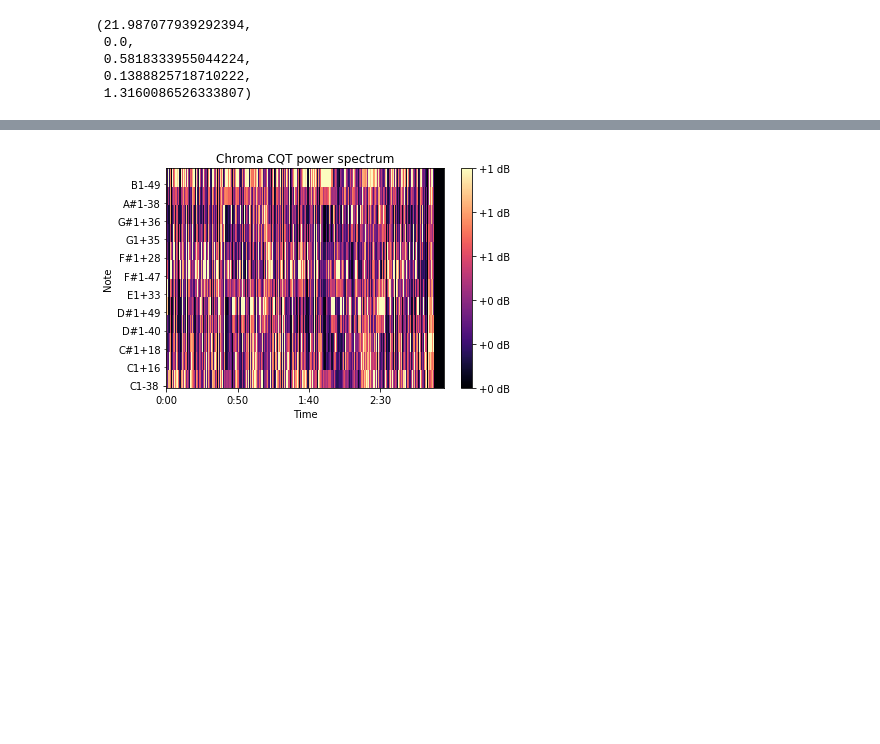
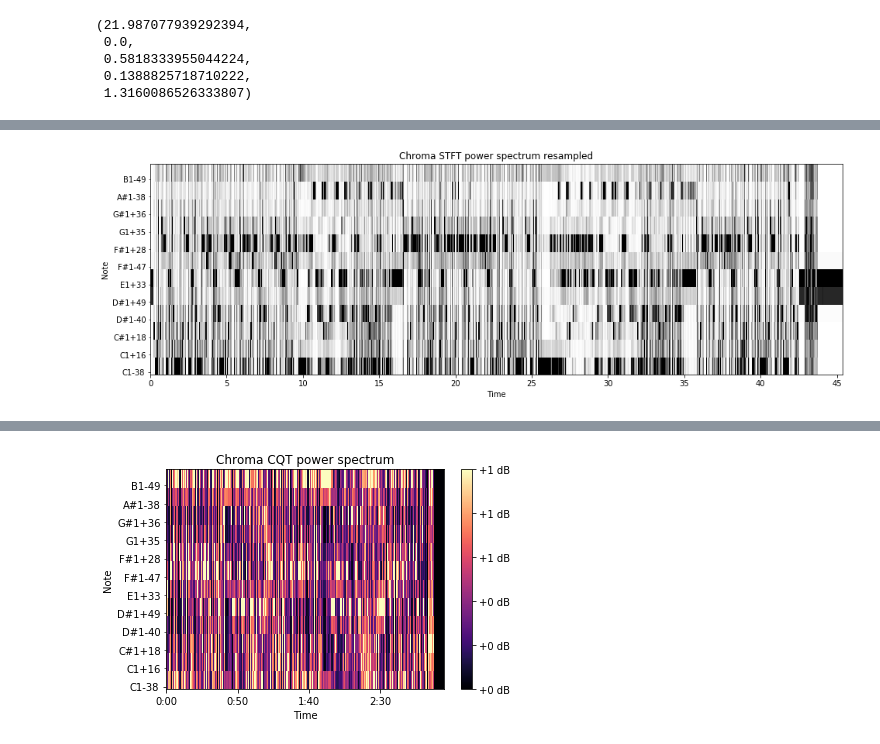
Before and after one commit to leomrocha/musicart, a Jupyter notebook: notebooks/Music-Transforms-Samples.ipynb, the cells around one changed output, grey strips where cells are left out. Cells and saved outputs as stored; diff of their text form; code cells hidden in the pictures; blank space fills up the shorter version.

```diff
--- a/notebooks/Music-Transforms-Samples.ipynb
+++ b/notebooks/Music-Transforms-Samples.ipynb
@@ -215,0 +271,12 @@ plt.show()
+# %%
+resampled = sp.signal.resample(y, 1000000)
+chroma_stft = librosa.feature.chroma_stft(resampled, sr=sr)
+plt.figure(figsize=(16, 5))
+librosa.display.specshow(chroma_stft, x_axis='time', y_axis='cqt_note',cmap='gray_r')
+# plt.colorbar(format='%+2.0f dB')
+plt.title('Chroma STFT power spectrum resampled')
+# plt.tight_layout()
+plt.savefig(outbasename+"Chroma-STFT-power-spect-bn-2.png")
+plt.show()
+# %% [output]
+[figure, added]
```
Also changed, not shown: parts of 25 cells of this notebook, 4 other files.
